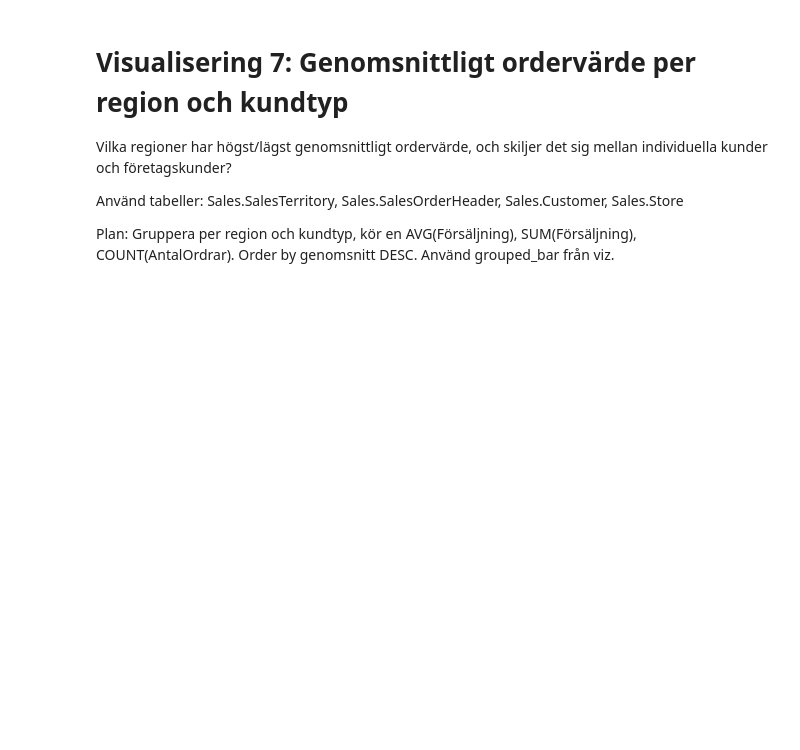
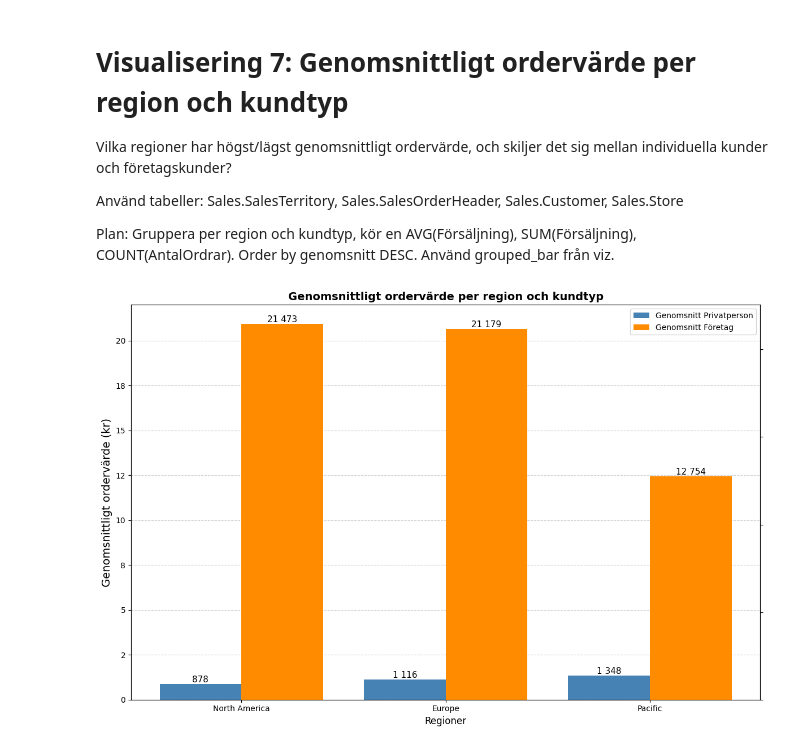
Before and after one commit to Jack-JackAttack/AdventureWorks, a Jupyter notebook: analys.ipynb, the cells around one changed output. Cells and saved outputs as stored; diff of their text form; code cells hidden in the pictures; blank space fills up the shorter version.

Commit message:
Genomsnittligt ordervärde per region och kundtyp

```diff
--- a/analys.ipynb
+++ b/analys.ipynb
@@ -368,3 +368,53 @@ Vilka regioner har högst/lägst genomsnittligt ordervärde, och skiljer det sig
 Använd tabeller: Sales.SalesTerritory, Sales.SalesOrderHeader, Sales.Customer, Sales.Store
 
 Plan: Gruppera per region och kundtyp, kör en AVG(Försäljning), SUM(Försäljning), COUNT(AntalOrdrar). Order by genomsnitt DESC. Använd grouped_bar från viz.
+# %%
+query_vis_7 = '''
+SELECT
+    sst.[Group] AS Region,
+    SUM(CASE WHEN sc.StoreID IS NULL THEN ssoh.SubTotal ELSE 0 END) / COUNT(CASE WHEN sc.StoreID IS NULL THEN 1 END) AS 'GenomsnittIndividual',
+    SUM(CASE WHEN sc.StoreID IS NOT NULL THEN ssoh.SubTotal ELSE 0 END) / COUNT(CASE WHEN sc.StoreID IS NOT NULL THEN 1 END) AS 'GenomsnittStore',
+    SUM(ssoh.SubTotal) / COUNT(*) AS 'GenomsnittRegion'
+FROM Sales.SalesOrderHeader ssoh
+JOIN Sales.Customer sc ON sc.CustomerID = ssoh.CustomerID
+JOIN Sales.SalesTerritory sst ON sst.TerritoryID = ssoh.TerritoryID
+GROUP BY
+    sst.[Group]
+ORDER BY
+    GenomsnittRegion DESC
+'''
+
+df_vis7 = query_df(query_vis_7)
+
+
+fig, ax = plt.subplots(figsize=(12,8))
+
+
+
+ax, ax2 = V.grouped_bar(
+    ax,
+    df_vis7,
+    x_col="Region",
+    y_col1="GenomsnittIndividual",
+    y_col2="GenomsnittStore",
+    label1="Genomsnitt Privatperson",
+    label2="Genomsnitt Företag",
+    title="Genomsnittligt ordervärde per region och kundtyp",
+    xlabel="Regioner",
+    ylabel1="Genomsnittligt ordervärde (kr)",
+    ylabel2="",
+    width=0.4,
+    ylabelfontsize=14,
+    scale=1_000,
+    formatter1="antal"
+)
+# Var tvungen att ändra i grouped_bar för att inte få med "mkr" på de blå staplarna.
+
+ax.set_ylim(0, 22_000)
+ax2.set_yticklabels([])
+
+
+plt.tight_layout()
+plt.show()
+# %% [output]
+[figure, added]
```
Also changed, not shown: parts of 1 cell of this notebook, 2 other files.
